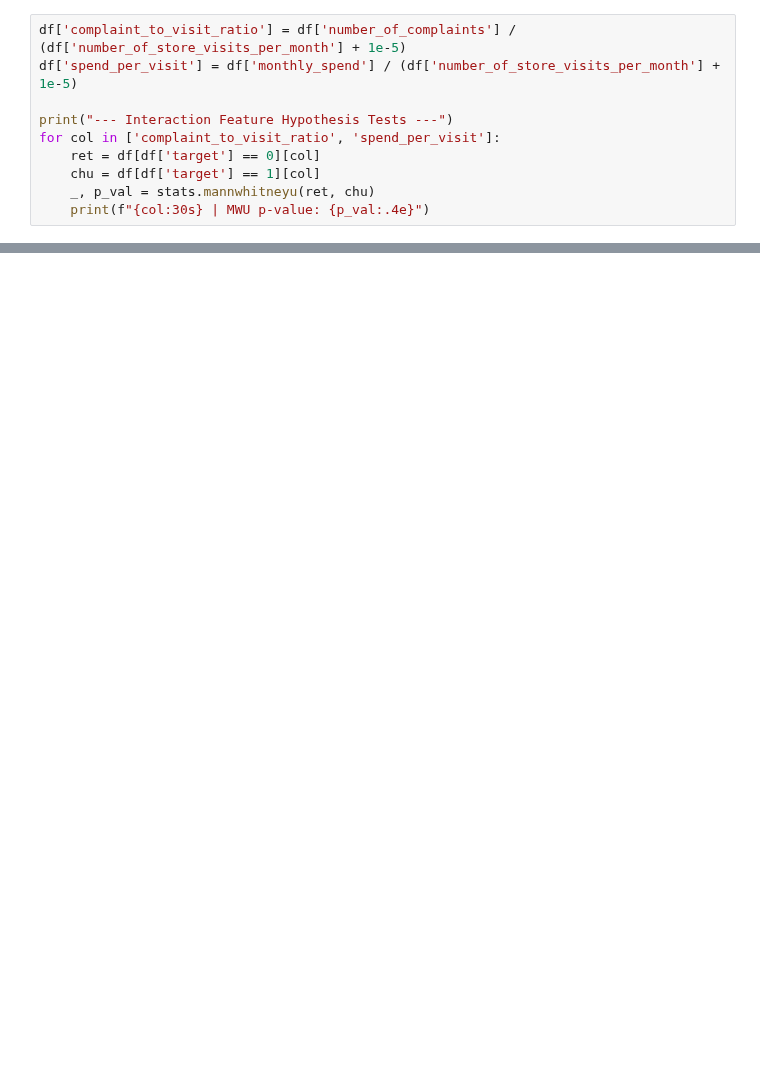
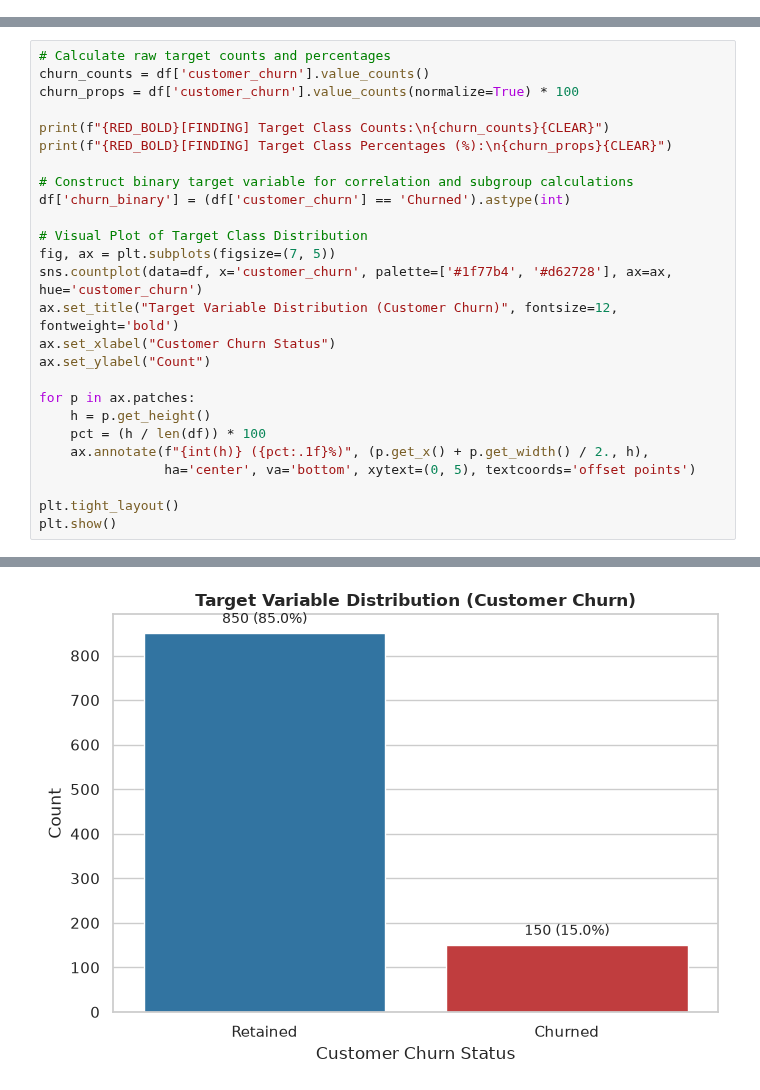
Before and after one commit to colinquek/aiap_capstone, a Jupyter notebook: eda.ipynb, the cells around one changed output, grey strips where cells are left out. Cells and saved outputs as stored; diff of their text form; blank space fills up the shorter version.

```diff
--- a/eda.ipynb
+++ b/eda.ipynb
@@ -139,10 +76,0 @@ Constructing domain-specific interaction features: `complaint_to_visit_ratio` an
-# %%
-df['complaint_to_visit_ratio'] = df['number_of_complaints'] / (df['number_of_store_visits_per_month'] + 1e-5)
-df['spend_per_visit'] = df['monthly_spend'] / (df['number_of_store_visits_per_month'] + 1e-5)
-
-print("--- Interaction Feature Hypothesis Tests ---")
-for col in ['complaint_to_visit_ratio', 'spend_per_visit']:
-    ret = df[df['target'] == 0][col]
-    chu = df[df['target'] == 1][col]
-    _, p_val = stats.mannwhitneyu(ret, chu)
-    print(f"{col:30s} | MWU p-value: {p_val:.4e}")
@@ -152,0 +80,27 @@ spend_per_visit                | MWU p-value: 2.8462e-01
+# %%
+# Calculate raw target counts and percentages
+churn_counts = df['customer_churn'].value_counts()
+churn_props = df['customer_churn'].value_counts(normalize=True) * 100
+
+print(f"{RED_BOLD}[FINDING] Target Class Counts:\n{churn_counts}{CLEAR}")
+print(f"{RED_BOLD}[FINDING] Target Class Percentages (%):\n{churn_props}{CLEAR}")
+
+# Construct binary target variable for correlation and subgroup calculations
+df['churn_binary'] = (df['customer_churn'] == 'Churned').astype(int)
+
+# Visual Plot of Target Class Distribution
+fig, ax = plt.subplots(figsize=(7, 5))
+sns.countplot(data=df, x='customer_churn', palette=['#1f77b4', '#d62728'], ax=ax, hue='customer_churn')
+ax.set_title("Target Variable Distribution (Customer Churn)", fontsize=12, fontweight='bold')
+ax.set_xlabel("Customer Churn Status")
+ax.set_ylabel("Count")
+
+for p in ax.patches:
+    h = p.get_height()
+    pct = (h / len(df)) * 100
+    ax.annotate(f"{int(h)} ({pct:.1f}%)", (p.get_x() + p.get_width() / 2., h),
+                ha='center', va='bottom', xytext=(0, 5), textcoords='offset points')
+
+plt.tight_layout()
+plt.show()
+# %% [output]
@@ -152,0 +117 @@ spend_per_visit                | MWU p-value: 2.8462e-01
+[figure, added]
```
Also changed, not shown: parts of 22 cells of this notebook, 1 other file.
